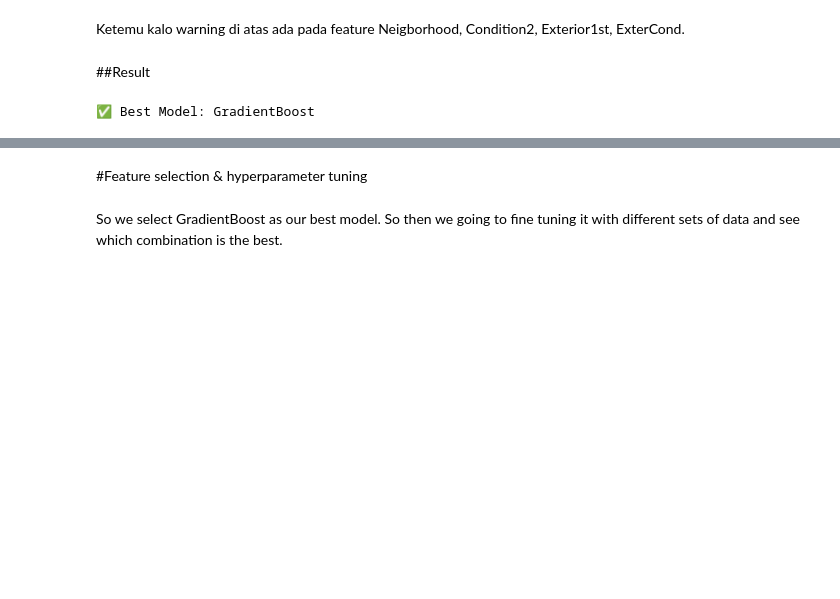
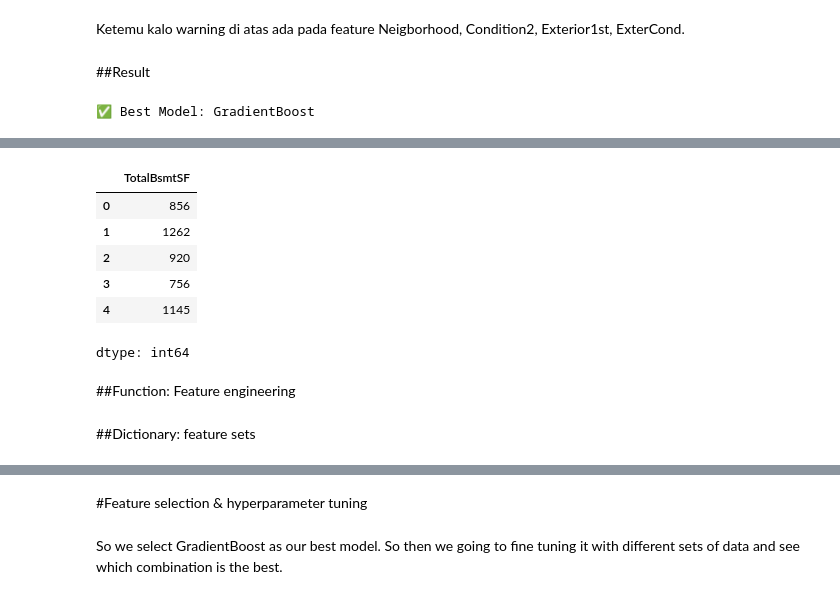
Before and after one commit to anjelisa01/project1_house_price_prediction, a Jupyter notebook: Efficient_initial_house_price.ipynb, the cells around one changed output, grey strips where cells are left out. Saved outputs shown, nothing was run; the diff lists cells and outputs as text; code cells hidden in the pictures; blank space fills up the shorter version.

```diff
--- a/Efficient_initial_house_price.ipynb
+++ b/Efficient_initial_house_price.ipynb
@@ -50,4 +49,2 @@ import joblib
 # %%
-from google.colab import drive
-drive.mount('/content/drive')
-df = pd.read_csv('/content/drive/MyDrive/Colab Notebooks/Project untuk porto/House Price Prediction/train.csv')
+data = pd.read_csv('/content/drive/MyDrive/Colab Notebooks/Project untuk porto/House Price Prediction/train.csv')
@@ -297,0 +330,12 @@ print(f"\n✅ Best Model: {best_model_name}")
+# %%
+data['TotalBsmtSF'].head()
+# %% [output]
+|  | TotalBsmtSF |
+| 0 | 856 |
+| 1 | 1262 |
+| 2 | 920 |
+| 3 | 756 |
+| 4 | 1145 |
+dtype: int64
+# %% [markdown]
+##Function: Feature engineering
@@ -297,0 +369,2 @@ print(f"\n✅ Best Model: {best_model_name}")
+# %% [markdown]
+##Dictionary: feature sets
```
Also changed, not shown: parts of 45 cells of this notebook.
